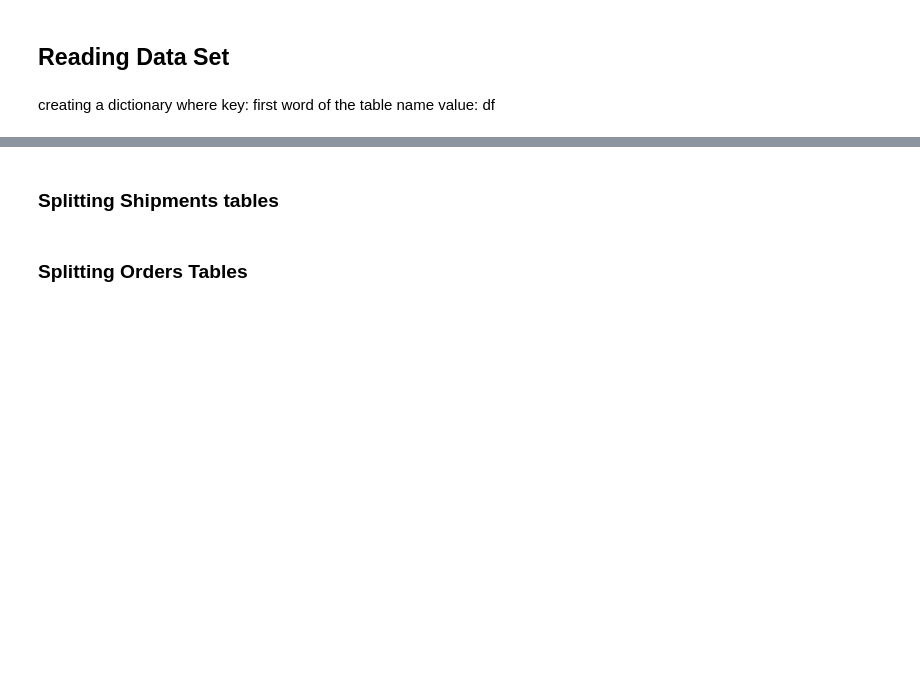
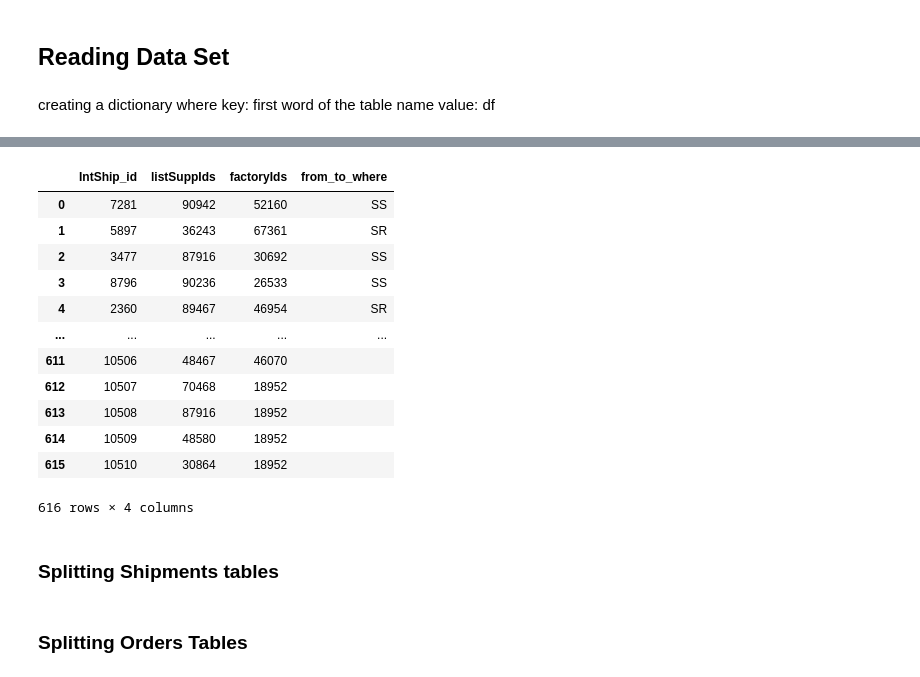
Before and after one commit to omargalal20/Supply-Chain-Data-Analysis, a Jupyter notebook: Data Transformation.ipynb, the cells around one changed output, grey strips where cells are left out. Drawn from its saved outputs; the diff is of its cells as text; code cells hidden in the pictures; blank space fills up the shorter version.

```diff
--- a/Data Transformation.ipynb
+++ b/Data Transformation.ipynb
@@ -159,0 +200,16 @@ warehouses_data.csv
+# %%
+All_dfs["internalshipments"]
+# %% [output]
+|  | IntShip_id | listSuppIds | factoryIds | from_to_where |
+| 0 | 7281 | 90942 | 52160 | SS |
+| 1 | 5897 | 36243 | 67361 | SR |
+| 2 | 3477 | 87916 | 30692 | SS |
+| 3 | 8796 | 90236 | 26533 | SS |
+| 4 | 2360 | 89467 | 46954 | SR |
+| ... | ... | ... | ... | ... |
+| 611 | 10506 | 48467 | 46070 |  |
+| 612 | 10507 | 70468 | 18952 |  |
+| 613 | 10508 | 87916 | 18952 |  |
+| 614 | 10509 | 48580 | 18952 |  |
+| 615 | 10510 | 30864 | 18952 |  |
+616 rows × 4 columns
```
Also changed, not shown: parts of 25 cells of this notebook, 2 other files.
